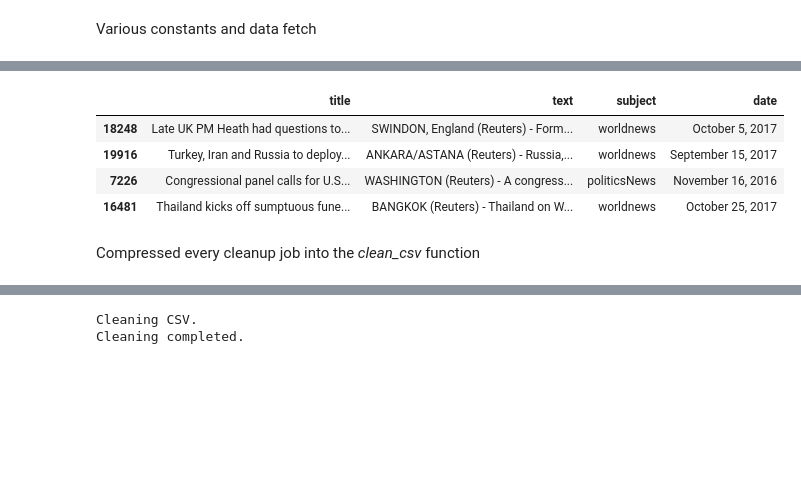
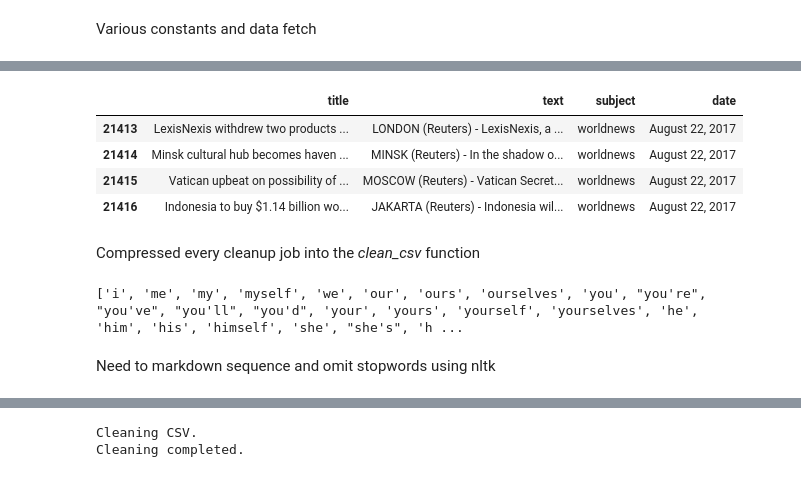
Before and after one commit to MobiusYeeitus/FakeNewsDetection, a Jupyter notebook: FakeNewsDetectionUsingLSTMExperimental.ipynb, the cells around one changed output, grey strips where cells are left out. Drawn from its saved outputs; the diff is of its cells as text; code cells hidden in the pictures; blank space fills up the shorter version.

```diff
--- a/FakeNewsDetectionUsingLSTMExperimental.ipynb
+++ b/FakeNewsDetectionUsingLSTMExperimental.ipynb
@@ -29,10 +31,10 @@ fake.sample(4)
 # %%
-real.sample(4)
+real.tail(4)
 # %% [output]
 |  | title | text | subject | date |
-| 18248 | Late UK PM Heath had questions to... | SWINDON, England (Reuters) - Form... | worldnews | October 5, 2017 |
-| 19916 | Turkey, Iran and Russia to deploy... | ANKARA/ASTANA (Reuters) - Russia,... | worldnews | September 15, 2017 |
-| 7226 | Congressional panel calls for U.S... | WASHINGTON (Reuters) - A congress... | politicsNews | November 16, 2016 |
-| 16481 | Thailand kicks off sumptuous fune... | BANGKOK (Reuters) - Thailand on W... | worldnews | October 25, 2017 |
+| 21413 | LexisNexis withdrew two products ... | LONDON (Reuters) - LexisNexis, a ... | worldnews | August 22, 2017 |
+| 21414 | Minsk cultural hub becomes haven ... | MINSK (Reuters) - In the shadow o... | worldnews | August 22, 2017 |
+| 21415 | Vatican upbeat on possibility of ... | MOSCOW (Reuters) - Vatican Secret... | worldnews | August 22, 2017 |
+| 21416 | Indonesia to buy $1.14 billion wo... | JAKARTA (Reuters) - Indonesia wil... | worldnews | August 22, 2017 |
 # %% [markdown]
 Compressed every cleanup job into the *clean_csv* function
@@ -39,2 +50,8 @@ Compressed every cleanup job into the *clean_csv* function
+# %%
+print(stopwords.words('english'))
+# %% [output]
+['i', 'me', 'my', 'myself', 'we', 'our', 'ours', 'ourselves', 'you', "you're", "you've", "you'll", "you'd", 'your', 'yours', 'yourself', 'yourselves', 'he', 'him', 'his', 'himself', 'she', "she's", 'h ...
+# %% [markdown]
+Need to markdown sequence and omit stopwords using nltk
 # %%
 def clean_string(string): #function to clean a string | to be used in clean_csv
```
Also changed, not shown: parts of 26 cells of this notebook.
